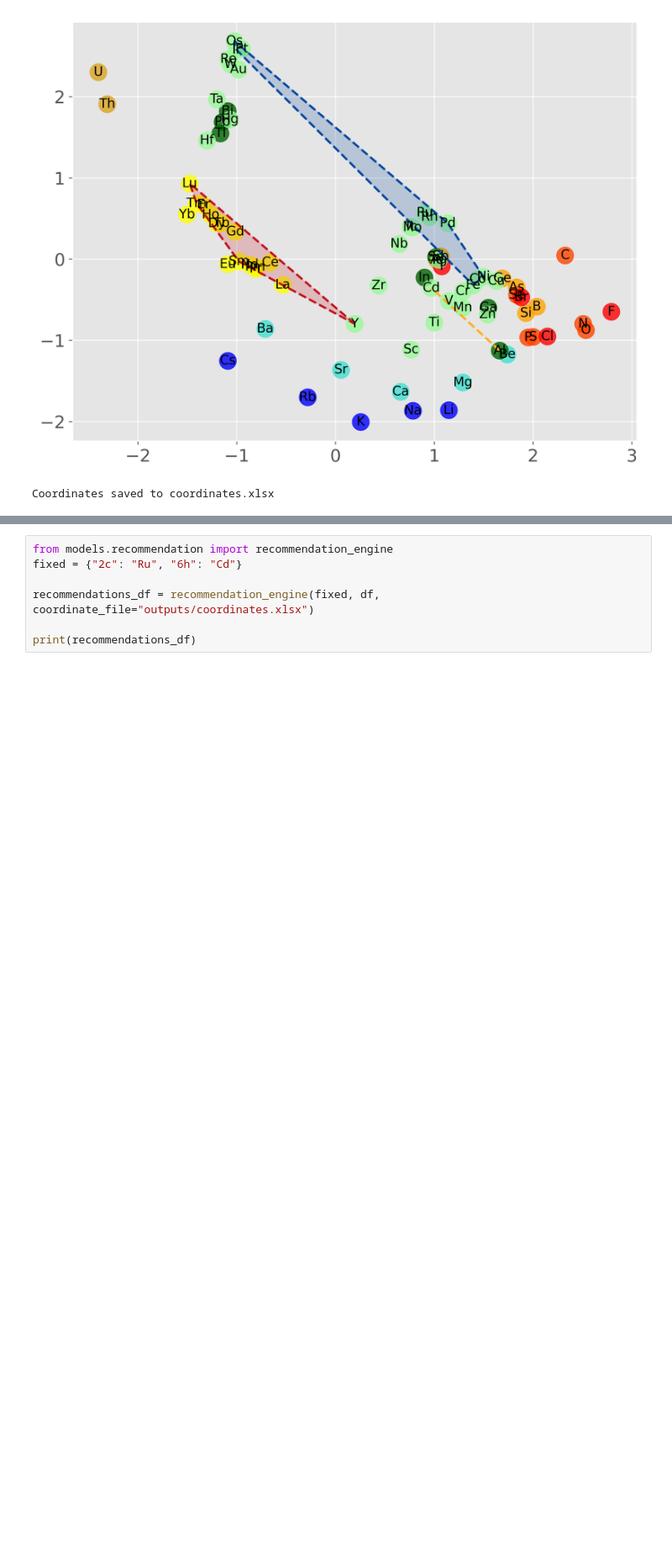
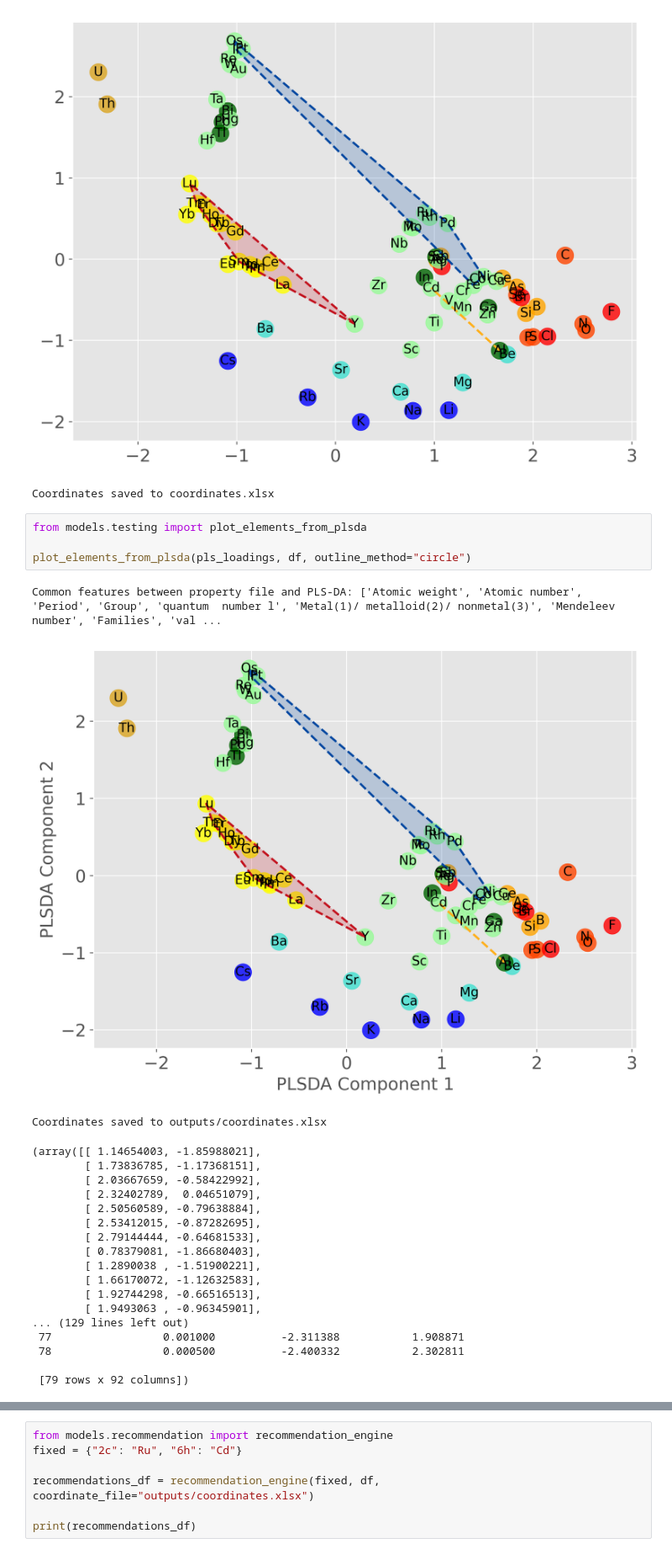
Before and after one commit to dshirya/STEx-ternary, a Jupyter notebook: main.ipynb, the cells around one changed output, grey strips where cells are left out. Shown at 84% size. Cells and saved outputs as stored; diff of their text form; blank space fills up the shorter version.

```diff
--- a/main.ipynb
+++ b/main.ipynb
@@ -70,3 +76,28 @@ coords, merged_data = plot_elements_from_plsda_loadings(pls_loadings, df)
 Common features between property file and PLS‑DA: ['Atomic weight', 'Atomic number', 'Period', 'Group', 'quantum  number l', 'Metal(1)/ metalloid(2)/ nonmetal(3)', 'Mendeleev number', 'Families', 'val ...
 [figure]
 Coordinates saved to coordinates.xlsx
+# %%
+from models.testing import plot_elements_from_plsda
+
+plot_elements_from_plsda(pls_loadings, df, outline_method="circle")
+# %% [output]
+Common features between property file and PLS‑DA: ['Atomic weight', 'Atomic number', 'Period', 'Group', 'quantum  number l', 'Metal(1)/ metalloid(2)/ nonmetal(3)', 'Mendeleev number', 'Families', 'val ...
+[figure, added]
+Coordinates saved to outputs/coordinates.xlsx
+(array([[ 1.14654003, -1.85988021],
+        [ 1.73836785, -1.17368151],
+        [ 2.03667659, -0.58422992],
+        [ 2.32402789,  0.04651079],
+        [ 2.50560589, -0.79638884],
+        [ 2.53412015, -0.87282695],
+        [ 2.79144444, -0.64681533],
+        [ 0.78379081, -1.86680403],
+        [ 1.2890038 , -1.51900221],
+        [ 1.66170072, -1.12632583],
+        [ 1.92744298, -0.66516513],
+        [ 1.9493063 , -0.96345901],
+... (129 lines left out)
+ 77                 0.001000          -2.311388           1.908871
+ 78                 0.000500          -2.400332           2.302811
+
+ [79 rows x 92 columns])
```
Also changed, not shown: parts of 3 cells of this notebook, 20 other files.
